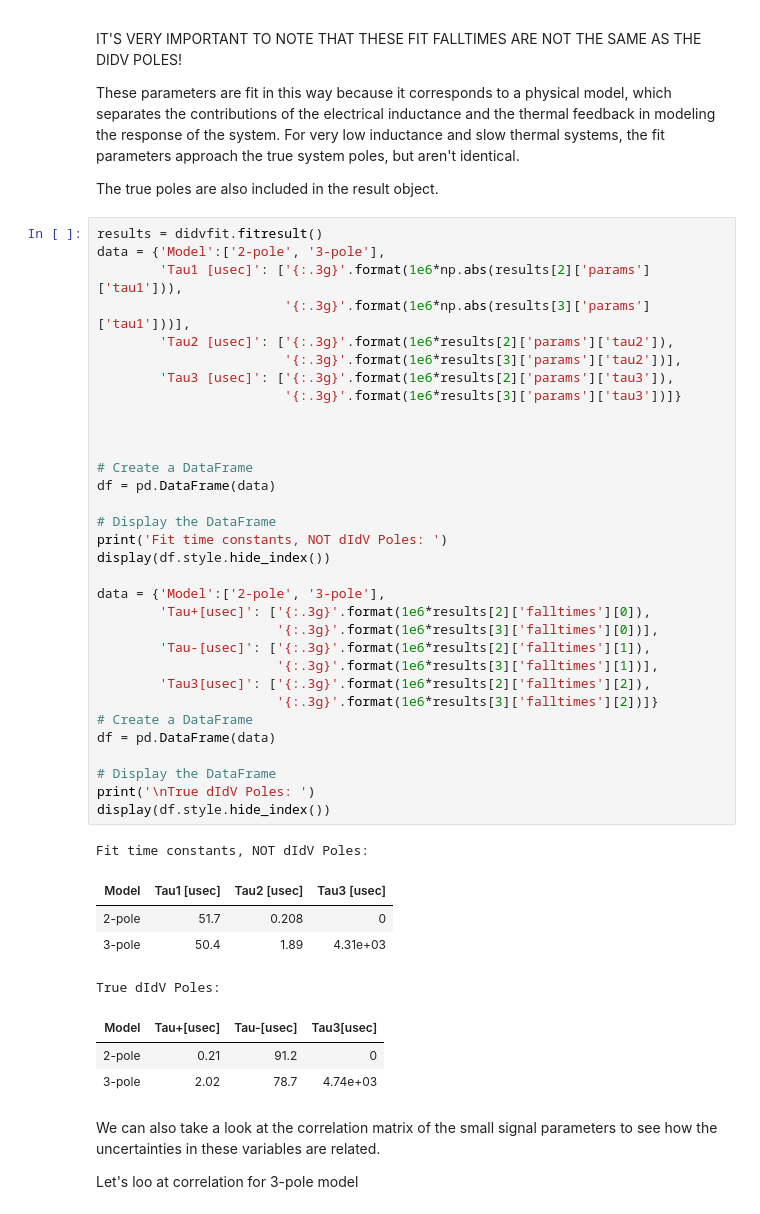
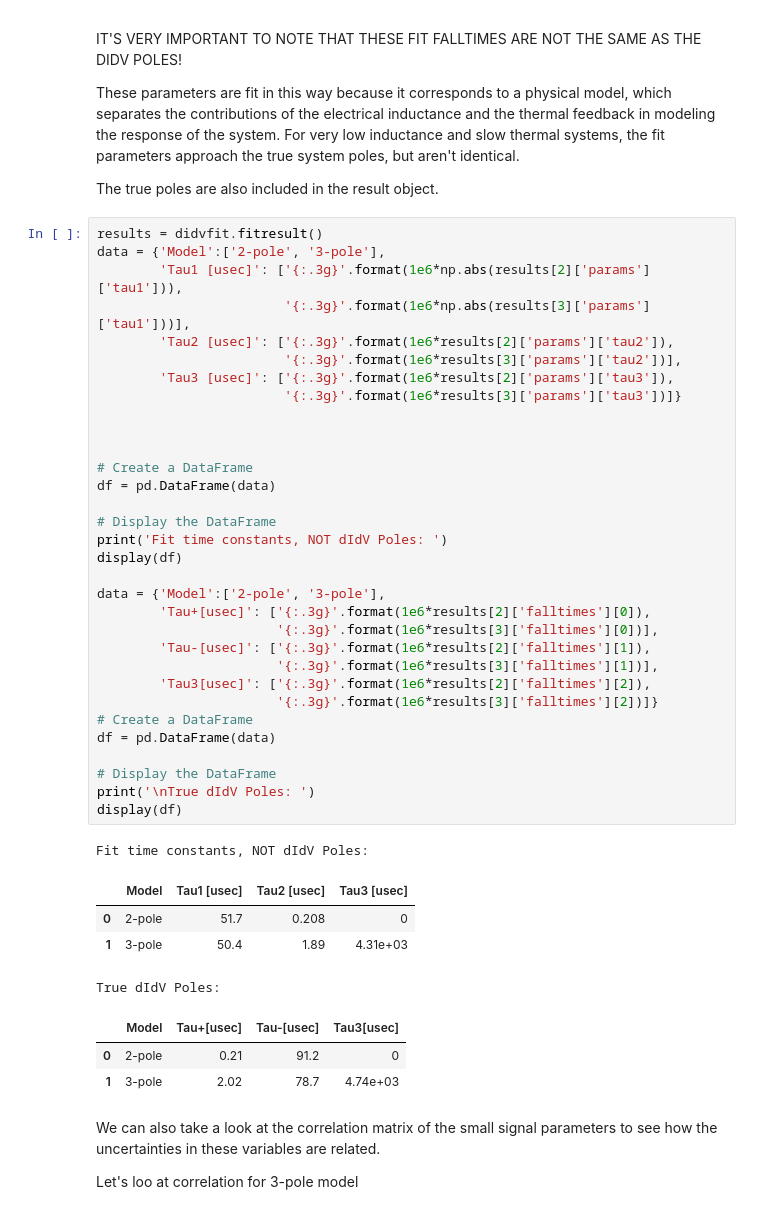
Before and after one commit to spice-herald/QETpy, a Jupyter notebook: demos/didv/didv_and_resolution_tutorial.ipynb, the cells around one changed output. Drawn from its saved outputs; the diff is of its cells as text.

```diff
--- a/demos/didv/didv_and_resolution_tutorial.ipynb
+++ b/demos/didv/didv_and_resolution_tutorial.ipynb
@@ -174,42 +174,42 @@ results = didvfit.fitresult()
 data = {'Model':['2-pole', '3-pole'],
         'Tau1 [usec]': ['{:.3g}'.format(1e6*np.abs(results[2]['params']['tau1'])),
                         '{:.3g}'.format(1e6*np.abs(results[3]['params']['tau1']))],
         'Tau2 [usec]': ['{:.3g}'.format(1e6*results[2]['params']['tau2']),
                         '{:.3g}'.format(1e6*results[3]['params']['tau2'])],
         'Tau3 [usec]': ['{:.3g}'.format(1e6*results[2]['params']['tau3']),
                         '{:.3g}'.format(1e6*results[3]['params']['tau3'])]}
 
 
 
 # Create a DataFrame
 df = pd.DataFrame(data)
 
 # Display the DataFrame
 print('Fit time constants, NOT dIdV Poles: ')
-display(df.style.hide_index())
+display(df)
 
 data = {'Model':['2-pole', '3-pole'],
         'Tau+[usec]': ['{:.3g}'.format(1e6*results[2]['falltimes'][0]),
                        '{:.3g}'.format(1e6*results[3]['falltimes'][0])],
         'Tau-[usec]': ['{:.3g}'.format(1e6*results[2]['falltimes'][1]),
                        '{:.3g}'.format(1e6*results[3]['falltimes'][1])],
         'Tau3[usec]': ['{:.3g}'.format(1e6*results[2]['falltimes'][2]),
                        '{:.3g}'.format(1e6*results[3]['falltimes'][2])]}
 # Create a DataFrame
 df = pd.DataFrame(data)
 
 # Display the DataFrame
 print('\nTrue dIdV Poles: ')
-display(df.style.hide_index())
+display(df)
 # %% [output]
 Fit time constants, NOT dIdV Poles:
-| Model | Tau1 [usec] | Tau2 [usec] | Tau3 [usec] |
-| 2-pole | 51.7 | 0.208 | 0 |
-| 3-pole | 50.4 | 1.89 | 4.31e+03 |
+|  | Model | Tau1 [usec] | Tau2 [usec] | Tau3 [usec] |
+| 0 | 2-pole | 51.7 | 0.208 | 0 |
+| 1 | 3-pole | 50.4 | 1.89 | 4.31e+03 |
 True dIdV Poles:
-| Model | Tau+[usec] | Tau-[usec] | Tau3[usec] |
-| 2-pole | 0.21 | 91.2 | 0 |
-| 3-pole | 2.02 | 78.7 | 4.74e+03 |
+|  | Model | Tau+[usec] | Tau-[usec] | Tau3[usec] |
+| 0 | 2-pole | 0.21 | 91.2 | 0 |
+| 1 | 3-pole | 2.02 | 78.7 | 4.74e+03 |
 # %% [markdown]
 We can also take a look at the correlation matrix of the small signal parameters to see how the uncertainties in these variables are related.
 
```
Also changed, not shown: parts of 10 cells of this notebook, 2 other files.
